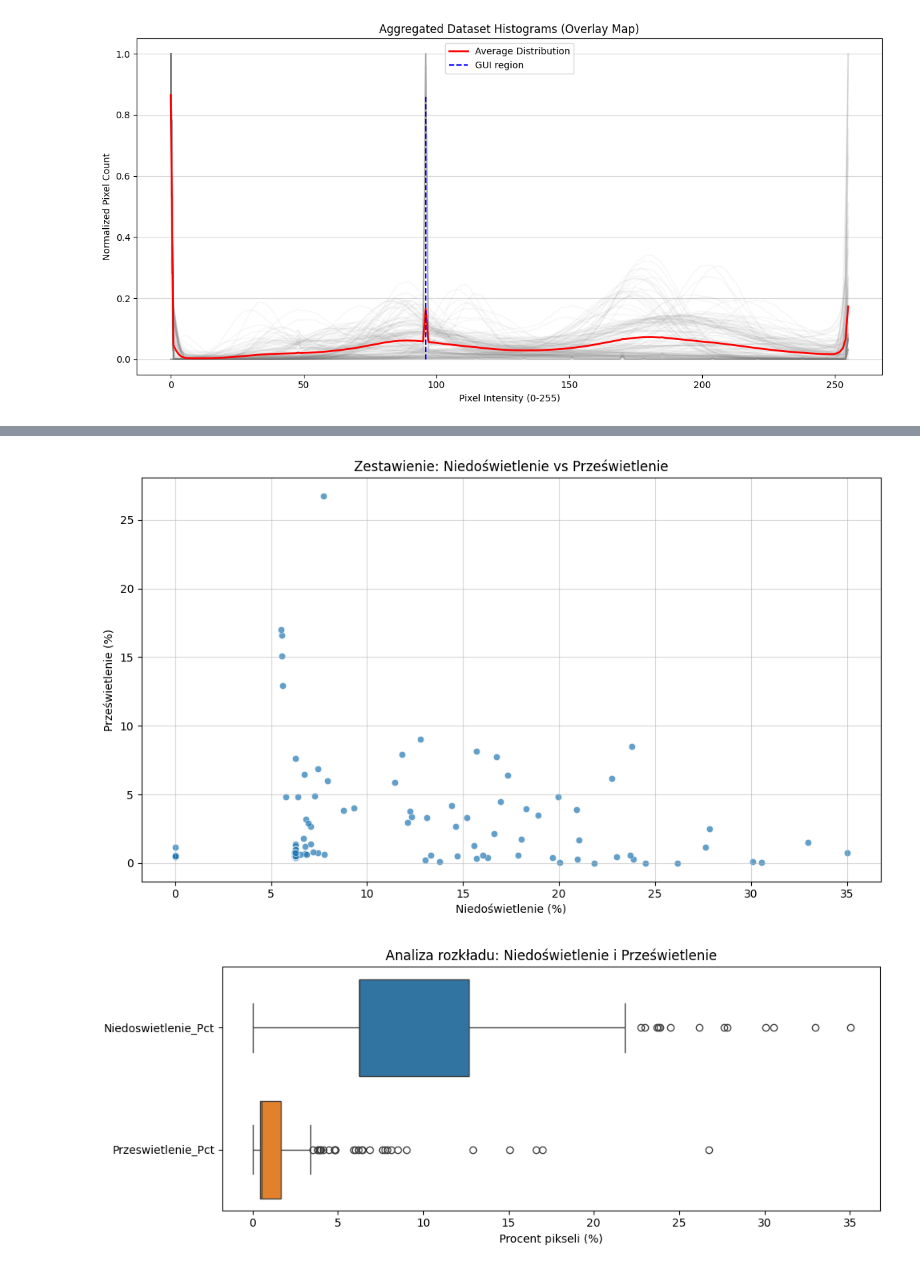
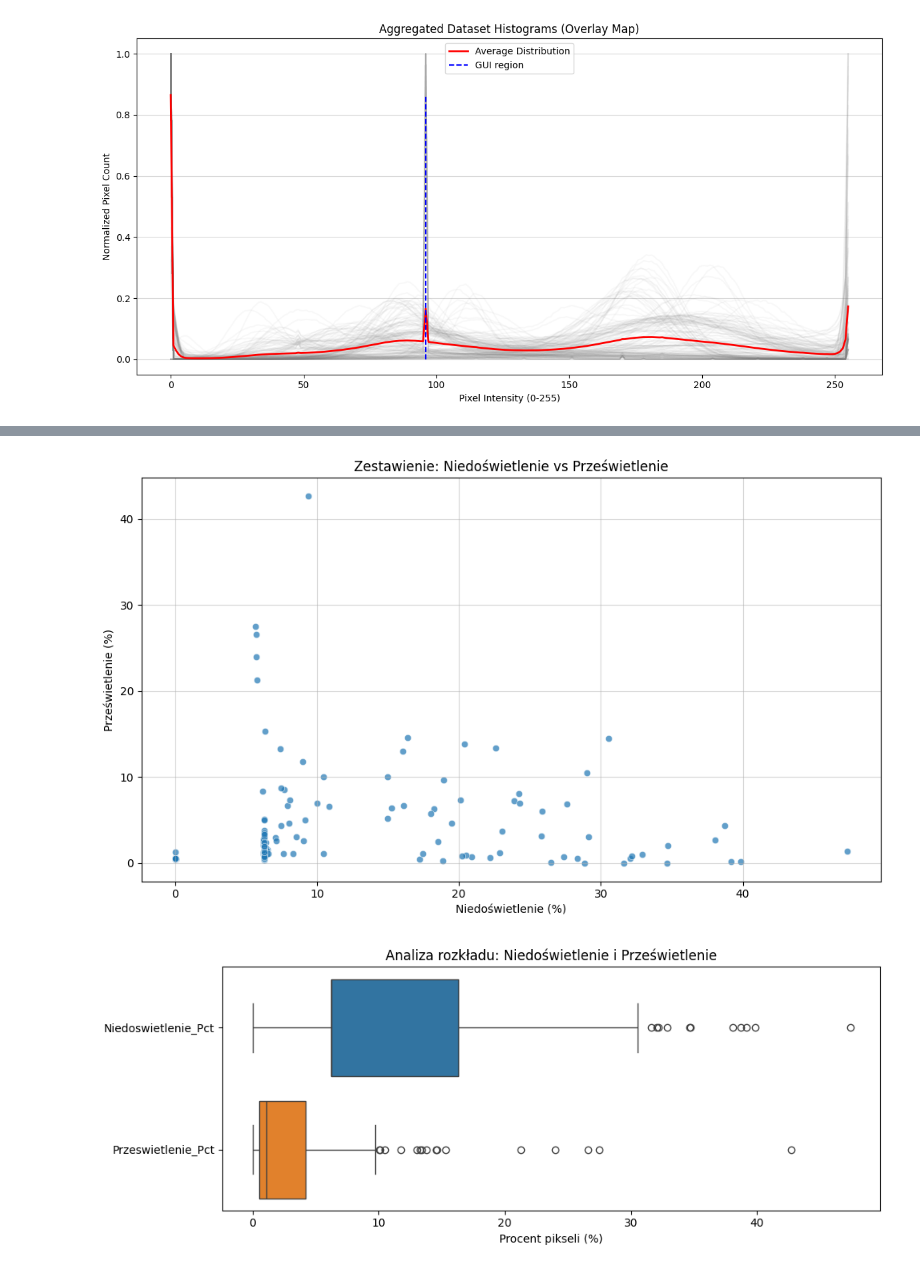
Before and after one commit to Yonell/PK-Master-thesis, a Jupyter notebook: 01_exploratory_data_analysis.ipynb, the cells around one changed output, grey strips where cells are left out. Drawn from its saved outputs; the diff is of its cells as text; code cells hidden in the pictures.

```diff
--- a/01_exploratory_data_analysis.ipynb
+++ b/01_exploratory_data_analysis.ipynb
@@ -293,34 +267,34 @@ def analyze_exposure_clipping(directory_path, extension="*.png"):
         image = cv2.imread(img_path, cv2.IMREAD_GRAYSCALE)
 
         if image is not None:
             total_pixels = image.size
             statistics.append({
                 "Plik": os.path.basename(img_path),
-                "Niedoswietlenie_Pct": (np.sum(image == 0) / total_pixels) * 100,
-                "Przeswietlenie_Pct": (np.sum(image == 255) / total_pixels) * 100
+                "Niedoswietlenie_Pct": (np.sum(image < 5) / total_pixels) * 100,
+                "Przeswietlenie_Pct": (np.sum(image > 250) / total_pixels) * 100
             })
 
     df = pd.DataFrame(statistics)
 
     analysis_df = df.drop(columns=['Plik'])
 
     plt.figure(figsize=(10, 6))
     sns.scatterplot(data=analysis_df, x="Niedoswietlenie_Pct", y="Przeswietlenie_Pct", alpha=0.7)
     plt.title("Zestawienie: Niedoświetlenie vs Prześwietlenie")
     plt.xlabel("Niedoświetlenie (%)")
     plt.ylabel("Prześwietlenie (%)")
     plt.grid(True, alpha=0.5)
     plt.tight_layout()
     plt.show()
 
     plt.figure(figsize=(10, 4))
     sns.boxplot(data=analysis_df, orient="h")
     plt.title("Analiza rozkładu: Niedoświetlenie i Prześwietlenie")
     plt.xlabel("Procent pikseli (%)")
     plt.tight_layout()
     plt.show()
 
 analyze_exposure_clipping('data/raw_images/')
 # %% [output]
-[figure, old version]
+[figure, new version]
-[figure, old version]
+[figure, new version]
```
Also changed, not shown: parts of 4 cells of this notebook, 1 other file.
